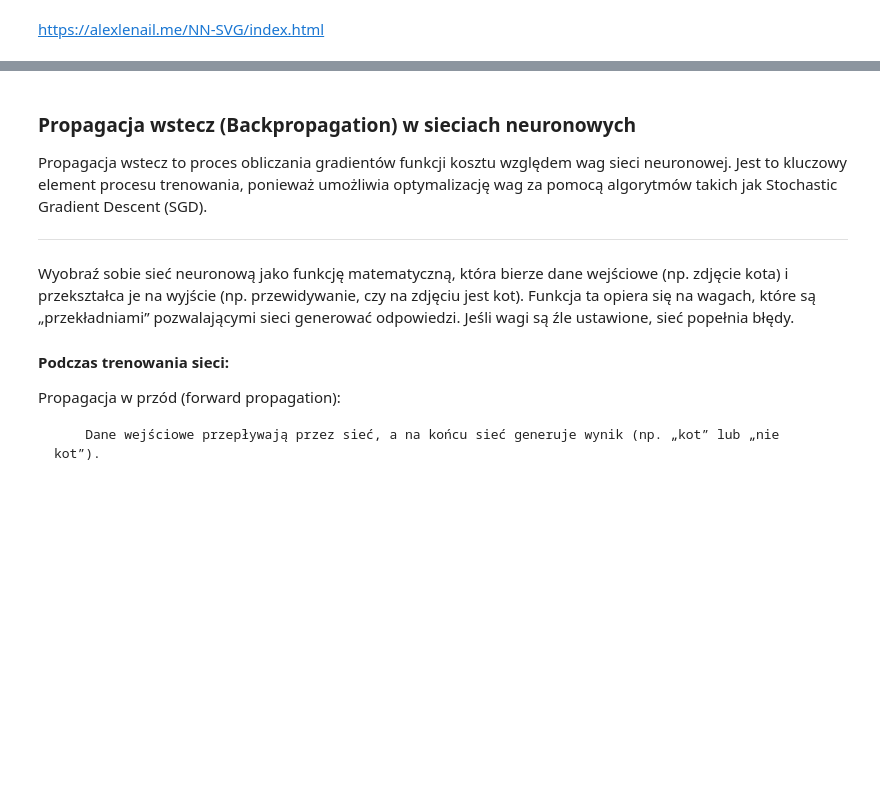
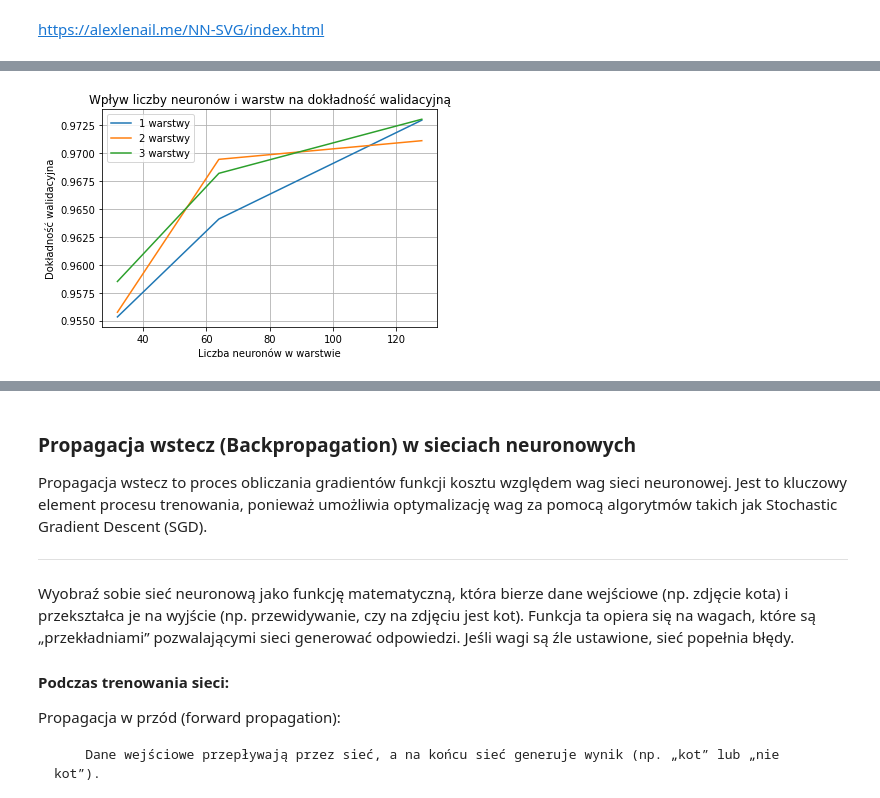
Before and after one commit to SmolakK/UczenieMaszynowe2025, a Jupyter notebook: 1. UM 4.ipynb, the cells around one changed output, grey strips where cells are left out. Saved outputs shown, nothing was run; the diff lists cells and outputs as text; code cells hidden in the pictures; blank space fills up the shorter version.

```diff
--- a/1. UM 4.ipynb
+++ b/1. UM 4.ipynb
@@ -1394,0 +1537,72 @@ https://alexlenail.me/NN-SVG/index.html
+# %%
+import tensorflow as tf
+from tensorflow.keras.models import Sequential
+from tensorflow.keras.layers import Dense, Flatten
+from tensorflow.keras.optimizers import Adam
+from tensorflow.keras.datasets import mnist
+from sklearn.model_selection import train_test_split
+import matplotlib.pyplot as plt
+import numpy as np
+from time import time
+
+# Wczytanie i przygotowanie danych MNIST
+(x_train, y_train), (x_test, y_test) = mnist.load_data()
+
+# Normalizacja danych
+x_train = x_train / 255.0
+x_test = x_test / 255.0
+
+# Podział danych na zbiór treningowy i walidacyjny
+x_train, x_val, y_train, y_val = train_test_split(x_train, y_train, test_size=0.2, random_state=42)
+
+# Przekształcenie danych wejściowych
+x_train = x_train.reshape(-1, 28*28)
+x_val = x_val.reshape(-1, 28*28)
+x_test = x_test.reshape(-1, 28*28)
+
+# Parametry do testowania
+layer_configs = [1, 2, 3]  # Liczba warstw
+neurons_configs = [32, 64, 128]  # Liczba neuronów w każdej warstwie
+
+results = []
+
+# Testowanie różnych konfiguracji
+for num_layers in layer_configs:
+    for num_neurons in neurons_configs:
+        start = time()
+        # Budowa modelu
+        model = Sequential()
+        model.add(Dense(num_neurons, activation='relu', input_shape=(28*28,)))
+        for _ in range(num_layers - 1):
+            model.add(Dense(num_neurons, activation='relu'))
+        model.add(Dense(10, activation='softmax'))  # Warstwa wyjściowa
+
+        # Kompilacja modelu
+        model.compile(optimizer=Adam(learning_rate=0.001),
+                      loss='sparse_categorical_crossentropy',
+                      metrics=['accuracy'])
+
+        # Trenowanie modelu
+        history = model.fit(x_train, y_train,
+                            validation_data=(x_val, y_val),
+                            epochs=5, batch_size=64, verbose=0)
+
+        # Ocena modelu
+        val_accuracy = history.history['val_accuracy'][-1]
+        results.append((num_layers, num_neurons, val_accuracy))
+        end = time()
+        print(f"Liczba warstw: {num_layers}, Liczba neuronów: {num_neurons}, Walidacyjna dokładność: {val_accuracy:.4f}, Czas {end-start:.2f}")
+
+
+# Przedstawienie wyników
+results_array = np.array(results)
+for num_layers in layer_configs:
+    plt.plot(neurons_configs, results_array[results_array[:, 0] == num_layers][:, 2], label=f'{num_layers} warstwy')
+
+plt.title('Wpływ liczby neuronów i warstw na dokładność walidacyjną')
+plt.xlabel('Liczba neuronów w warstwie')
+plt.ylabel('Dokładność walidacyjna')
+plt.legend()
+plt.grid(True)
+plt.show()
+# %% [output]
@@ -1394,0 +1618 @@ https://alexlenail.me/NN-SVG/index.html
+[figure, added]
```
Also changed, not shown: parts of 11 cells of this notebook, 55 other files.
